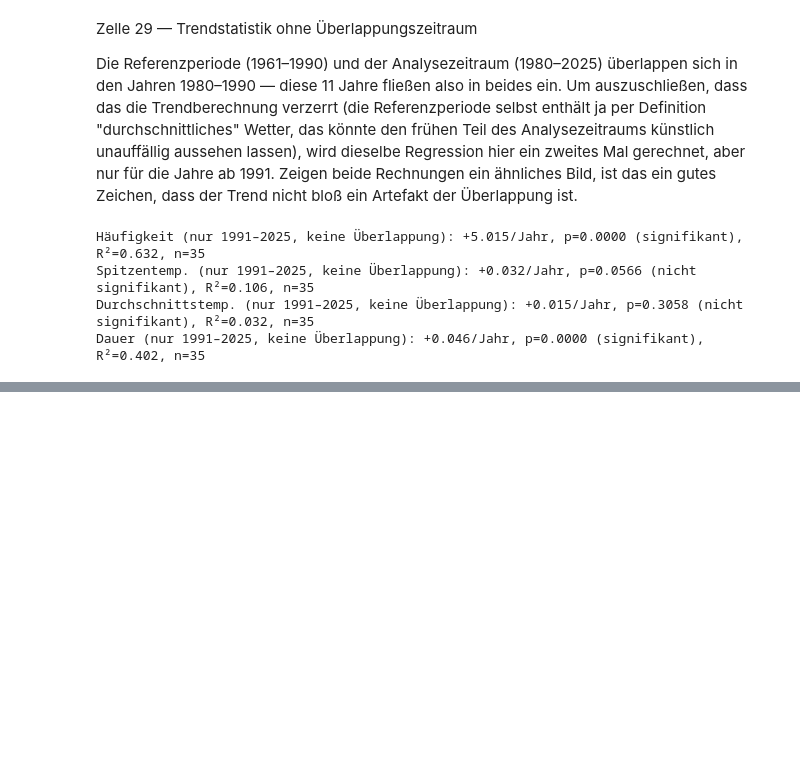
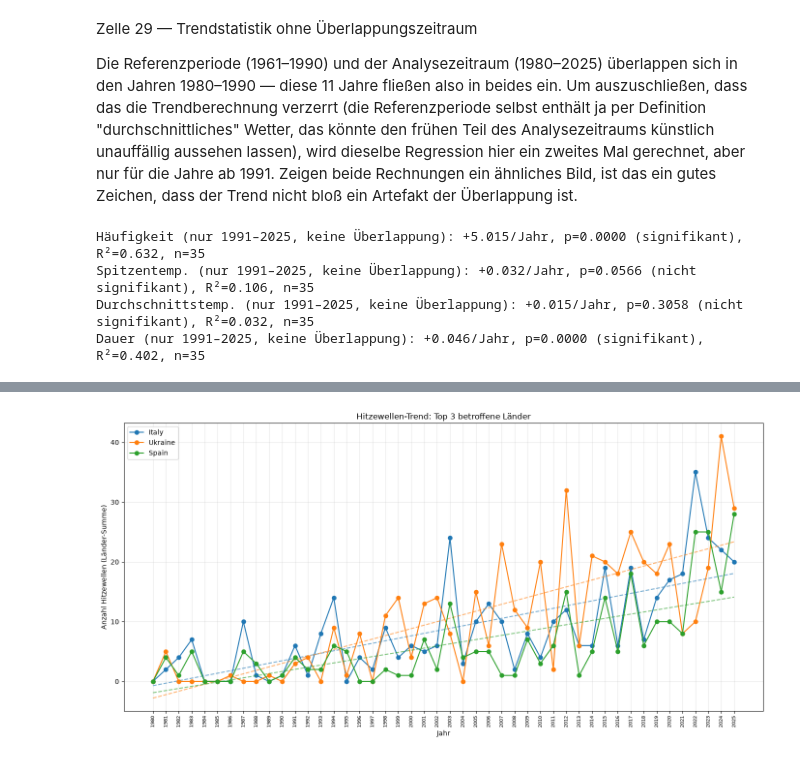
Before and after one commit to mahmoodmoehb2/DS-Project, a Jupyter notebook: RQ3.ipynb, the cells around one changed output, grey strips where cells are left out. Drawn from its saved outputs; the diff is of its cells as text; code cells hidden in the pictures; blank space fills up the shorter version.

```diff
--- a/RQ3.ipynb
+++ b/RQ3.ipynb
@@ -649,0 +656,3 @@ Dauer (nur 1991–2025, keine Überlappung): +0.046/Jahr, p=0.0000 (signifikant)
+# %%
+import pandas as pd
+results_df = pd.read_csv("data/processed/heatwaves_europe.csv")
@@ -649,0 +703,35 @@ Dauer (nur 1991–2025, keine Überlappung): +0.046/Jahr, p=0.0000 (signifikant)
+# %%
+# Zelle 34
+import matplotlib.pyplot as plt
+import numpy as np
+
+fig, ax = plt.subplots(figsize=(14, 7))
+all_years_range = np.arange(1980, 2026)
+
+for country in top_countries:
+    country_results = results_df[results_df["country"] == country]
+    yearly_country = (pd.DataFrame({"year": all_years_range})
+                       .merge(country_results.groupby("year").size().rename("n").reset_index(),
+                              on="year", how="left")
+                       .fillna({"n": 0}))
+
+    line = ax.plot(yearly_country["year"], yearly_country["n"], marker="o", label=country)[0]
+
+    # gestrichelte lineare Trendlinie in derselben Farbe wie die Datenpunkte
+    slope, intercept, r, p, se = scipy_stats.linregress(yearly_country["year"], yearly_country["n"])
+    trend_line = slope * yearly_country["year"] + intercept
+    ax.plot(yearly_country["year"], trend_line, linestyle="--", alpha=0.6, color=line.get_color())
+
+ax.set_xlabel("Jahr")
+ax.set_ylabel("Anzahl Hitzewellen (Länder-Summe)")
+ax.set_title(f"Hitzewellen-Trend: Top {TOP_N} betroffene Länder")
+ax.set_xticks(all_years_range)
+ax.set_xticklabels(all_years_range, rotation=90, fontsize=7)
+ax.grid(axis="x", alpha=0.3)
+ax.grid(axis="y", alpha=0.3)
+ax.legend()
+plt.tight_layout()
+plt.savefig("data/processed/trend_top3_countries.png", dpi=150)
+plt.show()
+# %% [output]
+[figure, added]
```
Also changed, not shown: parts of 3 cells of this notebook, 1 other file.
